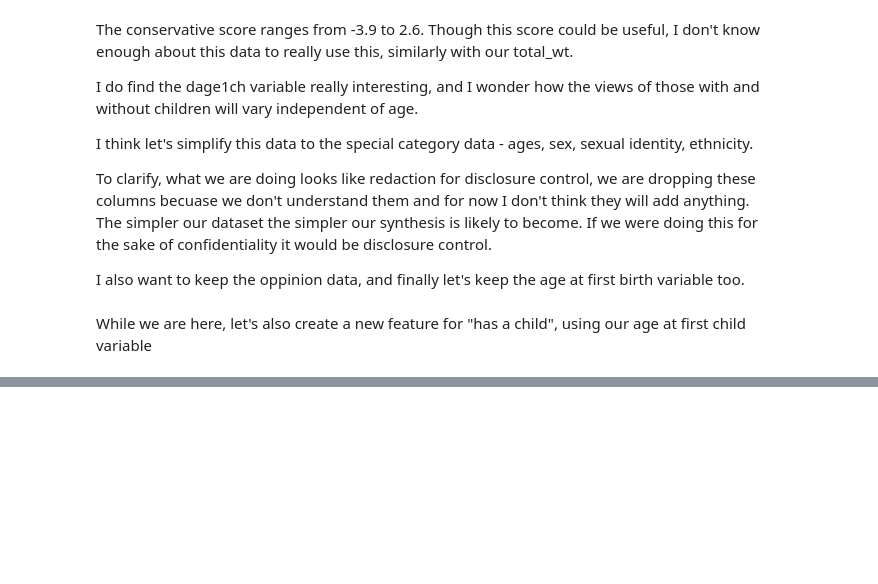
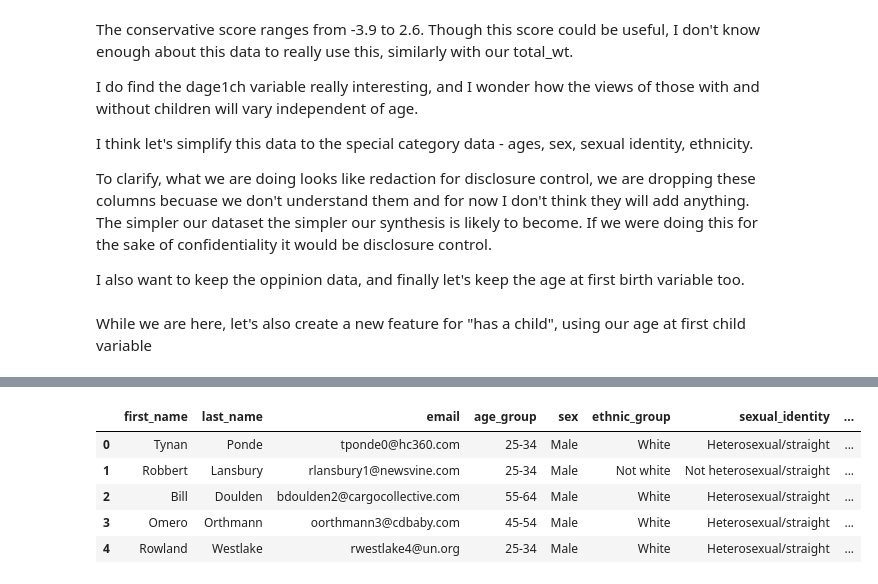
Before and after one commit to UKDataServiceOpen/Synthetic-Data, a Jupyter notebook: code-demo/NATSAL/NATSAL.ipynb, the cells around one changed output, grey strips where cells are left out. Saved outputs shown, nothing was run; the diff lists cells and outputs as text; code cells hidden in the pictures; blank space fills up the shorter version.

Commit message:
Add Mockaroo datasets and Draft code demo

```diff
--- a/code-demo/NATSAL/NATSAL.ipynb
+++ b/code-demo/NATSAL/NATSAL.ipynb
@@ -208,0 +295,3 @@ df.head()
+# %%
+male_df = df[df['sex'] == 'Male']
+female_df = df[df['sex'] == 'Female']
@@ -208,0 +321,25 @@ df.head()
+# %%
+# import datasets
+male_personal_df_1 = pd.read_csv('male.csv')
+male_personal_df_2 = pd.read_csv('male_2.csv')
+
+# concat 1000 rows from Mockaroo
+male_personal_df = pd.concat([male_personal_df_1,male_personal_df_2])
+
+# match the size of our dataset
+male_personal_df = male_personal_df[0:1534]
+
+# reset indexes so we can concatenate without problems
+male_personal_df.reset_index(drop=True, inplace=True)
+male_df.reset_index(drop=True, inplace=True)
+
+# merge datasets
+male_df = pd.concat([male_personal_df, male_df], axis=1,  ignore_index=False)
+male_df.head()
+# %% [output]
+|  | first_name | last_name | email | age_group | sex | ethnic_group | sexual_identity | ... |
+| 0 | Tynan | Ponde | tponde0@hc360.com | 25-34 | Male | White | Heterosexual/straight | ... |
+| 1 | Robbert | Lansbury | rlansbury1@newsvine.com | 25-34 | Male | Not white | Not heterosexual/straight | ... |
+| 2 | Bill | Doulden | bdoulden2@cargocollective.com | 55-64 | Male | White | Heterosexual/straight | ... |
+| 3 | Omero | Orthmann | oorthmann3@cdbaby.com | 45-54 | Male | White | Heterosexual/straight | ... |
+| 4 | Rowland | Westlake | rwestlake4@un.org | 25-34 | Male | White | Heterosexual/straight | ... |
```
Also changed, not shown: parts of 12 cells of this notebook, 7 other files.
